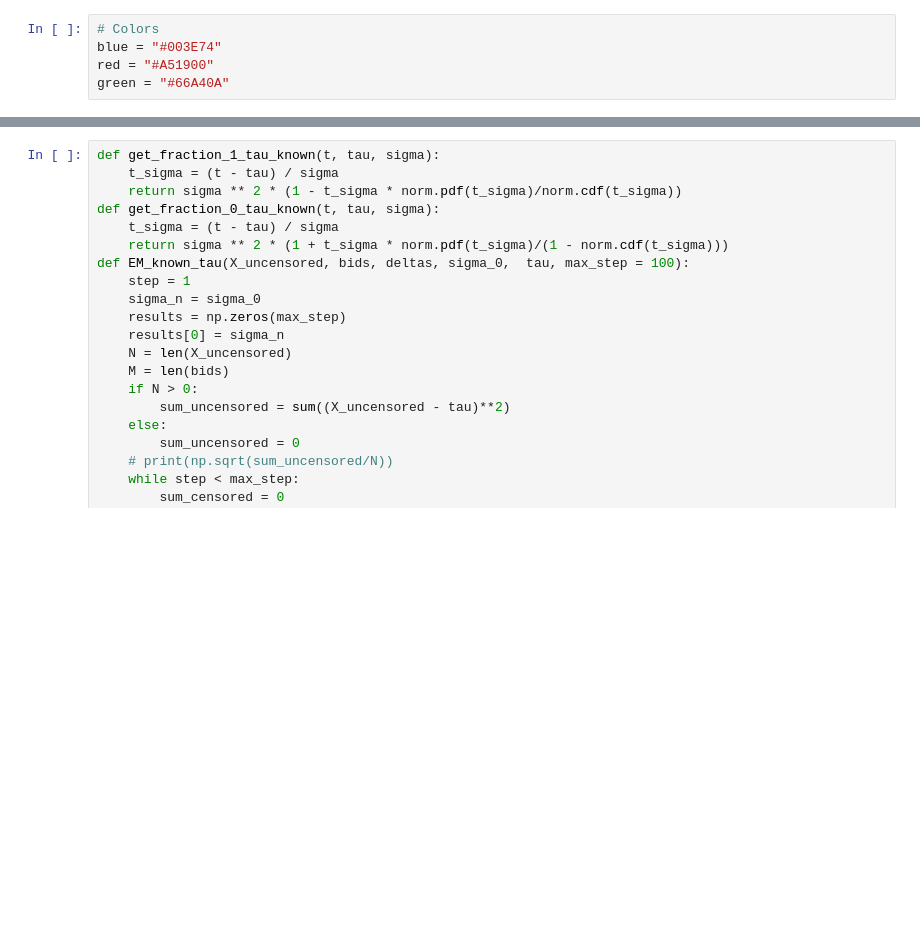
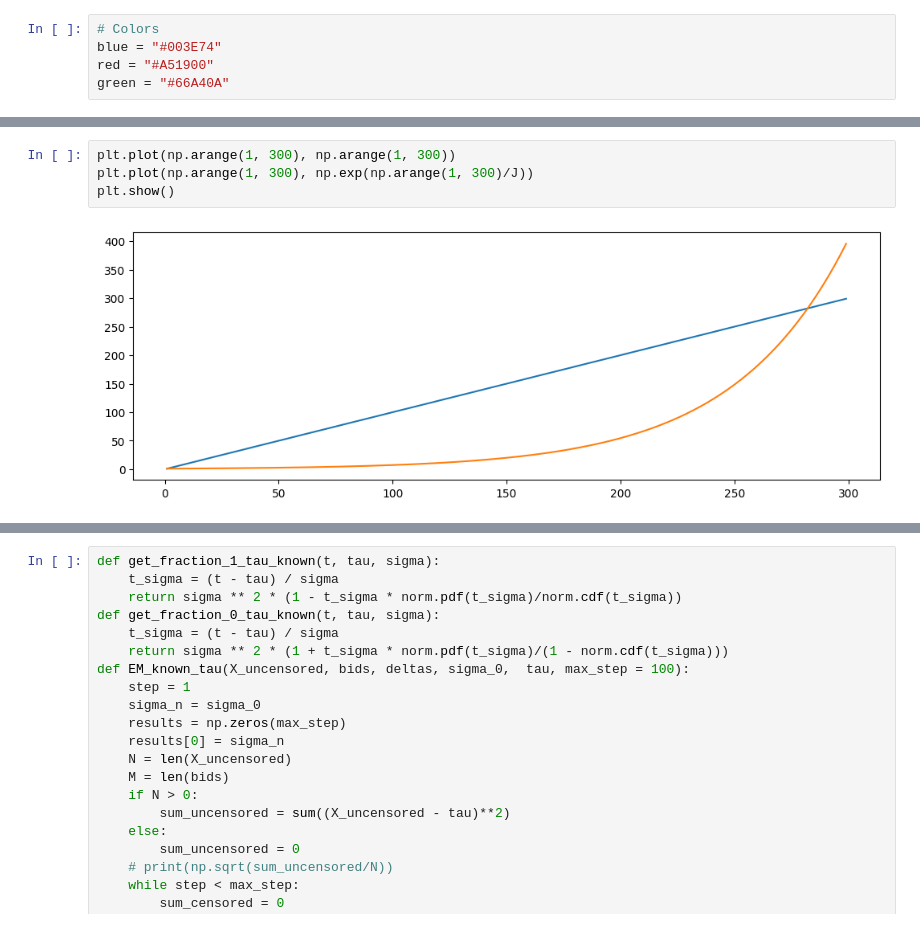
Before and after one commit to ICStudent02344391/summer-project, a Jupyter notebook: analyses/model_1.ipynb, the cells around one changed output, grey strips where cells are left out. Drawn from its saved outputs; the diff is of its cells as text; blank space fills up the shorter version.

```diff
--- a/analyses/model_1.ipynb
+++ b/analyses/model_1.ipynb
@@ -56,0 +300,6 @@ plt.show()
+# %%
+plt.plot(np.arange(1, 300), np.arange(1, 300))
+plt.plot(np.arange(1, 300), np.exp(np.arange(1, 300)/J))
+plt.show()
+# %% [output]
+[figure, added]
```
Also changed, not shown: parts of 62 cells of this notebook, 46 other files.
